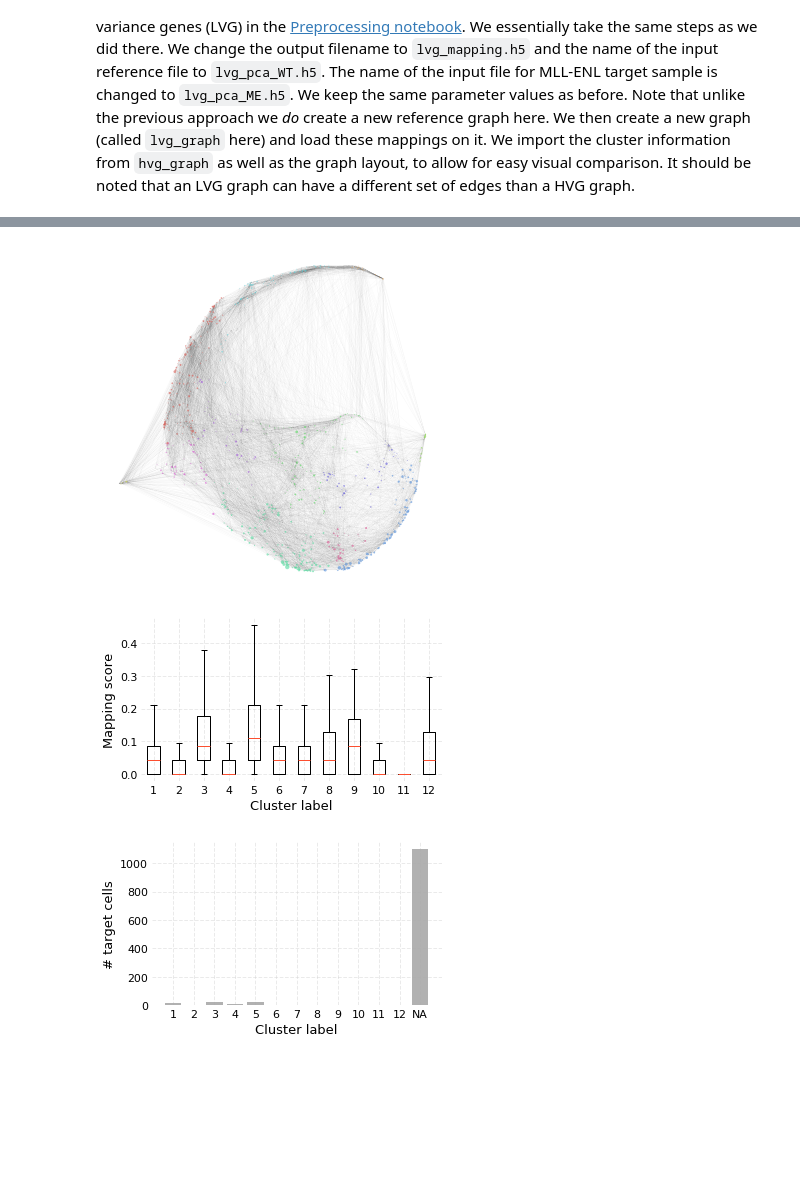
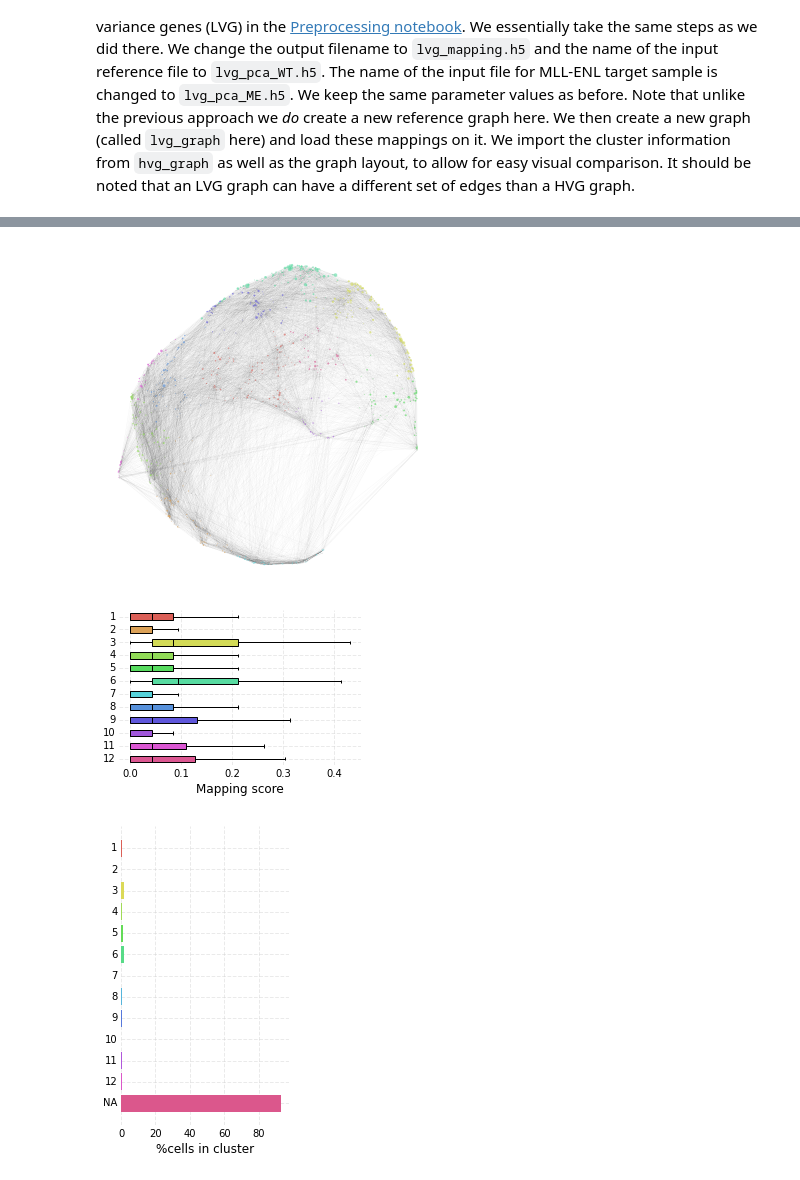
Before and after one commit to parashardhapola/nabo, a Jupyter notebook: docs/analysis/mll_enl/notebooks/4_control_mappings.ipynb, the cells around one changed output, grey strips where cells are left out. Cells and saved outputs as stored; diff of their text form; code cells hidden in the pictures; blank space fills up the shorter version.

```diff
--- a/docs/analysis/mll_enl/notebooks/4_control_mappings.ipynb
+++ b/docs/analysis/mll_enl/notebooks/4_control_mappings.ipynb
@@ -39,20 +40,22 @@ lvg_mapping = nabo.Mapping('../analysis_data/lvg_mapping.h5', 'WT',
                            '../analysis_data/lvg_pca_WT.h5', 'data')
 lvg_mapping.set_parameters(15, 11, 0.25, 500)
 lvg_mapping.make_ref_graph()
-lvg_mapping.map_target('ME', '../analysis_data/lvg_pca_ME.h5', 'data')
+lvg_mapping.map_target('ME', '../analysis_data/lvg_pca_ME.h5', 'data',
+                      overwrite=True)
 lvg_graph = nabo.Graph()
 lvg_graph.load_from_h5('../analysis_data/lvg_mapping.h5', 'WT', 'reference')
 lvg_graph.load_from_h5('../analysis_data/lvg_mapping.h5', 'ME', 'target')
 
 lvg_graph.import_clusters(hvg_graph.clusters)
-lvg_graph.import_layout(hvg_graph)
+
+lvg_graph.import_layout(hvg_graph.layout)
 
 lvg_mapping_score = lvg_graph.get_mapping_score('ME')
 nabo.GraphPlot(lvg_graph, vc_attr='cluster', vs=lvg_mapping_score)
 
-lvg_cluster_scores = lvg_graph.get_mapping_score('ME', by_cluster=True)
-nabo.plot_cluster_scores(lvg_cluster_scores)
-lvg_target_clusters = lvg_graph.classify_target('ME', ret_counts=True)
-nabo.plot_target_class_counts(lvg_target_clusters)
+lvg_cluster_scores = lvg_graph.get_mapping_score('ME')
+nabo.plot_cluster_scores(lvg_cluster_scores, clusters=lvg_graph.clusters)
+lvg_target_clusters = lvg_graph.classify_target('ME')
+nabo.plot_target_class_counts(lvg_target_clusters, ref_values=lvg_graph.clusters, sort=False)
 lvg_graph.save_graph('../analysis_data/lvg_graph.gml')
 # %% [output]
@@ -59,3 +64,3 @@ lvg_graph.save_graph('../analysis_data/lvg_graph.gml')
-[figure, old version]
+[figure, new version]
-[figure, old version]
+[figure, new version]
-[figure, old version]
+[figure, new version]
```
Also changed, not shown: parts of 4 cells of this notebook, 1 other file.
